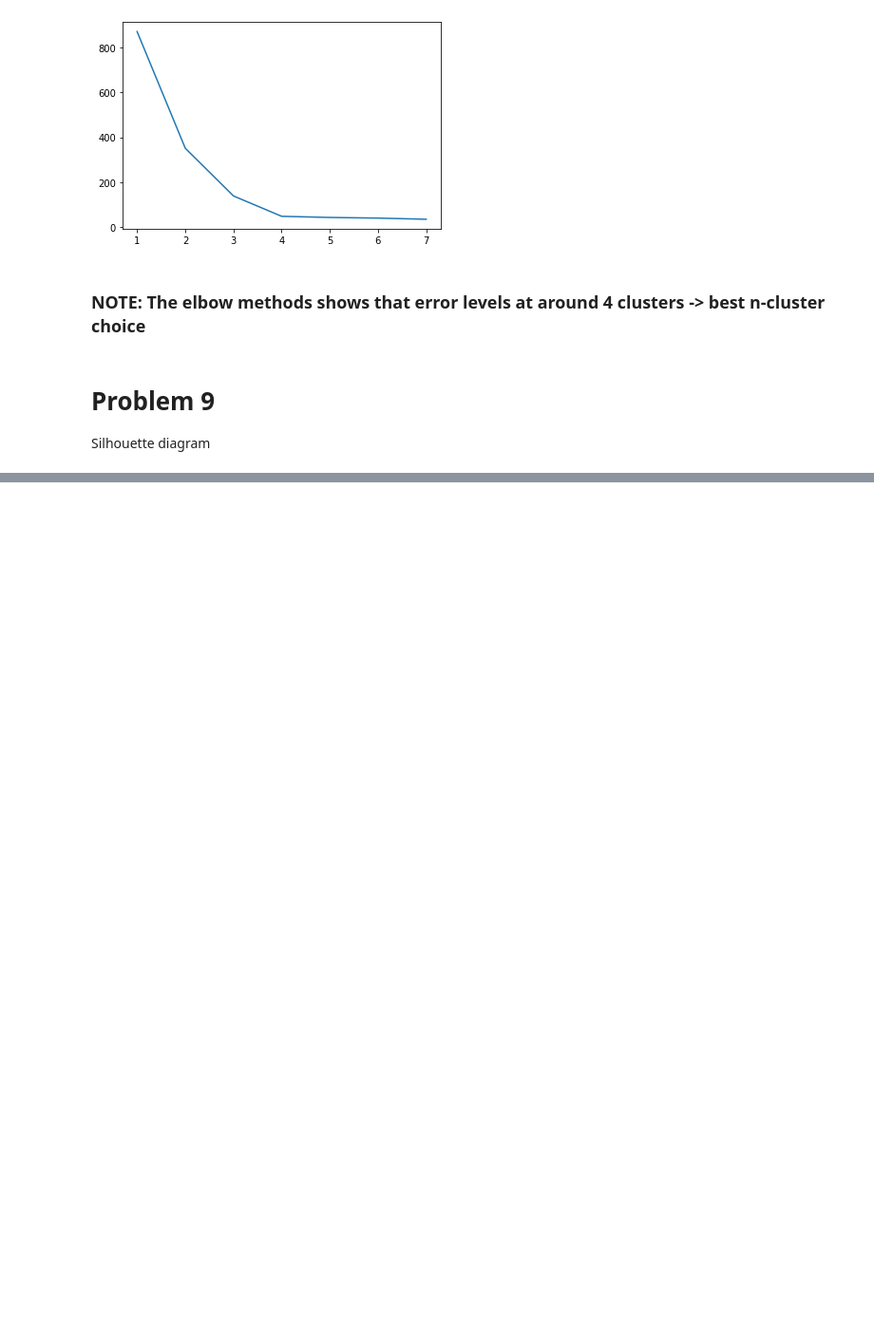
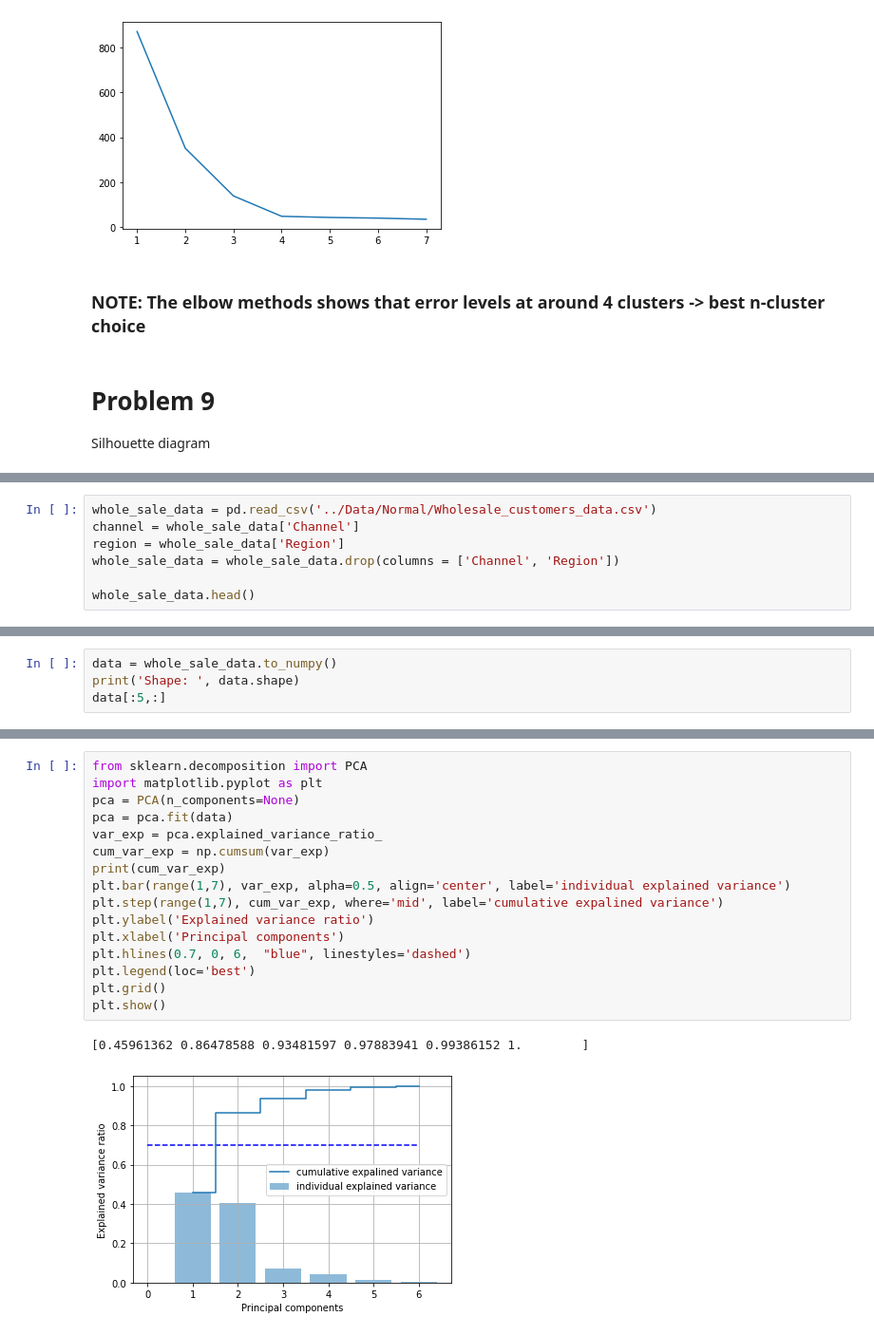
Before and after one commit to produdez/diveintocode-ml, a Jupyter notebook: Week 13/ClusteringScratch.ipynb, the cells around one changed output, grey strips where cells are left out. Shown at 95% size. Drawn from its saved outputs; the diff is of its cells as text; blank space fills up the shorter version.

```diff
--- a/Week 13/ClusteringScratch.ipynb
+++ b/Week 13/ClusteringScratch.ipynb
@@ -476,0 +524,7 @@ def silhouette_diagram(silhouette_vals, silhouette_avg,y_km, cluster_labels,n_cl
+# %%
+whole_sale_data = pd.read_csv('../Data/Normal/Wholesale_customers_data.csv')
+channel = whole_sale_data['Channel']
+region = whole_sale_data['Region']
+whole_sale_data = whole_sale_data.drop(columns = ['Channel', 'Region'])
+
+whole_sale_data.head()
@@ -476,0 +538,4 @@ def silhouette_diagram(silhouette_vals, silhouette_avg,y_km, cluster_labels,n_cl
+# %%
+data = whole_sale_data.to_numpy()
+print('Shape: ', data.shape)
+data[:5,:]
@@ -476,0 +560,19 @@ def silhouette_diagram(silhouette_vals, silhouette_avg,y_km, cluster_labels,n_cl
+# %%
+from sklearn.decomposition import PCA
+import matplotlib.pyplot as plt
+pca = PCA(n_components=None)
+pca = pca.fit(data)
+var_exp = pca.explained_variance_ratio_
+cum_var_exp = np.cumsum(var_exp)
+print(cum_var_exp)
+plt.bar(range(1,7), var_exp, alpha=0.5, align='center', label='individual explained variance')
+plt.step(range(1,7), cum_var_exp, where='mid', label='cumulative expalined variance')
+plt.ylabel('Explained variance ratio')
+plt.xlabel('Principal components')
+plt.hlines(0.7, 0, 6,  "blue", linestyles='dashed')
+plt.legend(loc='best')
+plt.grid()
+plt.show()
+# %% [output]
+[0.45961362 0.86478588 0.93481597 0.97883941 0.99386152 1.        ]
+[figure, added]
```
Also changed, not shown: parts of 43 cells of this notebook, 2 other files.
